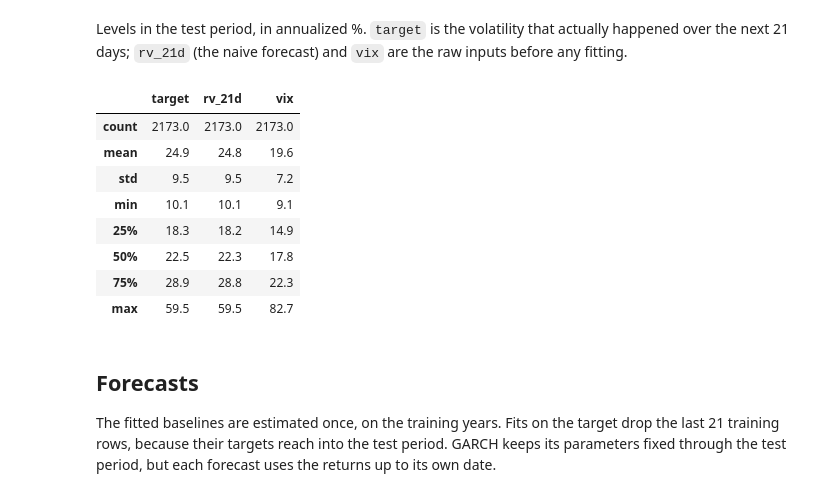
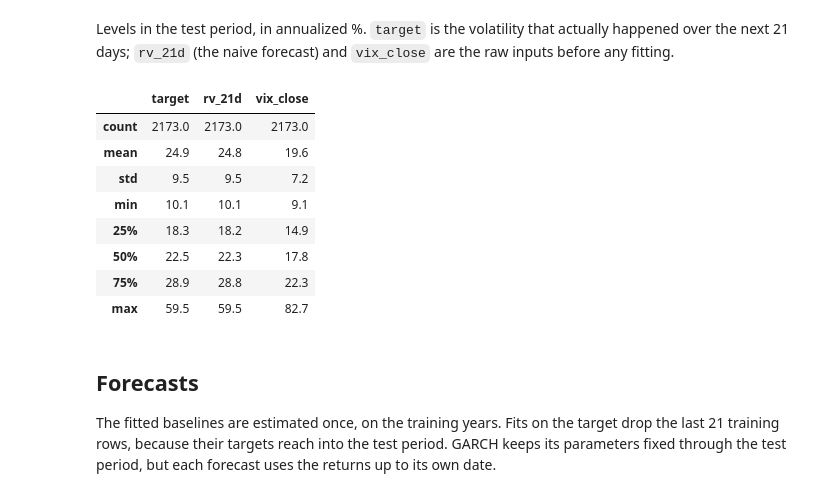
Before and after one commit to SametCeven/WIT-VolatilityForecast, a Jupyter notebook: notebooks/02_baselines.ipynb, the cells around one changed output. Saved outputs shown, nothing was run; the diff lists cells and outputs as text; code cells hidden in the pictures.

```diff
--- a/notebooks/02_baselines.ipynb
+++ b/notebooks/02_baselines.ipynb
@@ -27,16 +25,16 @@ from volforecast.features import build_dataset, log_returns
 # %%
 TRAIN_STARTS = {"from 1997": "1997-01-01", "from 2003": "2003-01-01"}
 
-xu100 = load("xu100")
-vix = load("vix")
-r = log_returns(xu100["Close"]).dropna()
-data = build_dataset(r, vix["Close"], HORIZON)
+xu100 = load_prices("xu100")
+vix = load_prices("vix")
+returns = log_returns(xu100["close"]).dropna()
+dataset = build_dataset(returns, vix["close"], HORIZON)
 # %% [markdown]
-Levels in the test period, in annualized %. `target` is the volatility that actually happened over the next 21 days; `rv_21d` (the naive forecast) and `vix` are the raw inputs before any fitting.
+Levels in the test period, in annualized %. `target` is the volatility that actually happened over the next 21 days; `rv_21d` (the naive forecast) and `vix_close` are the raw inputs before any fitting.
 # %%
-data.loc[TEST_START:, ["target", "rv_21d", "vix"]].dropna().describe().round(1)
+dataset.loc[TEST_START:, ["target", "rv_21d", "vix_close"]].dropna().describe().round(1)
 # %% [output]
-|  | target | rv_21d | vix |
+|  | target | rv_21d | vix_close |
 | count | 2173.0 | 2173.0 | 2173.0 |
 | mean | 24.9 | 24.8 | 19.6 |
 | std | 9.5 | 9.5 | 7.2 |
```
Also changed, not shown: parts of 6 cells of this notebook, 16 other files.
